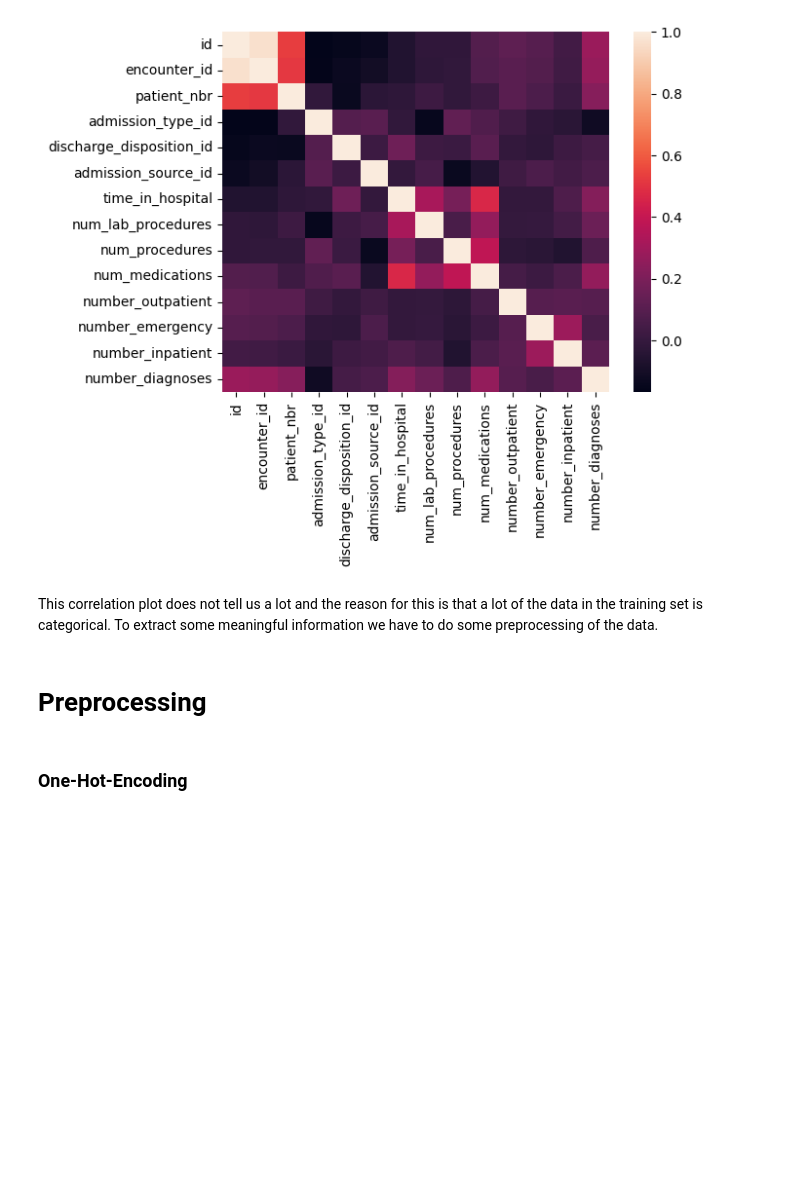
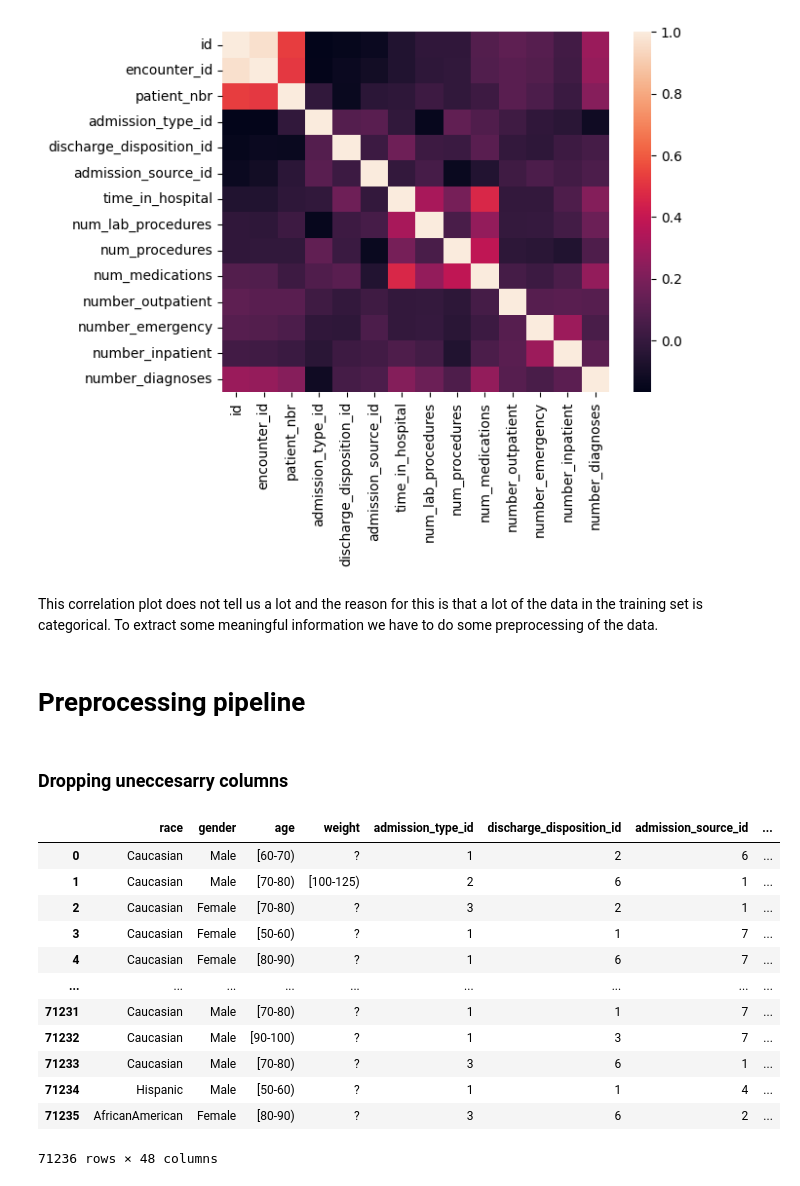
Before and after one commit to SebbeBlom/ml, a Jupyter notebook: src/main.ipynb, the cells around one changed output. Cells and saved outputs as stored; diff of their text form; code cells hidden in the pictures; blank space fills up the shorter version.

```diff
--- a/src/main.ipynb
+++ b/src/main.ipynb
@@ -156,6 +180,24 @@ plt.show()
 # %% [markdown]
 This correlation plot does not tell us a lot and the reason for this is that a lot of the data in the training set is categorical. To extract some meaningful information we have to do some preprocessing of the data.
 # %% [markdown]
-# Preprocessing
+# Preprocessing pipeline
 # %% [markdown]
-### One-Hot-Encoding
+### Dropping uneccesarry columns
+# %%
+# Essentially these columns are just identifiers.
+COLUMNS_TO_DROP = ["id", "encounter_id", "patient_nbr"]
+train_df.drop(columns=COLUMNS_TO_DROP, inplace=True)
+# %% [output]
+|  | race | gender | age | weight | admission_type_id | discharge_disposition_id | admission_source_id | ... |
+| 0 | Caucasian | Male | [60-70) | ? | 1 | 2 | 6 | ... |
+| 1 | Caucasian | Male | [70-80) | [100-125) | 2 | 6 | 1 | ... |
+| 2 | Caucasian | Female | [70-80) | ? | 3 | 2 | 1 | ... |
+| 3 | Caucasian | Female | [50-60) | ? | 1 | 1 | 7 | ... |
+| 4 | Caucasian | Female | [80-90) | ? | 1 | 6 | 7 | ... |
+| ... | ... | ... | ... | ... | ... | ... | ... | ... |
+| 71231 | Caucasian | Male | [70-80) | ? | 1 | 1 | 7 | ... |
+| 71232 | Caucasian | Male | [90-100) | ? | 1 | 3 | 7 | ... |
+| 71233 | Caucasian | Male | [70-80) | ? | 3 | 6 | 1 | ... |
+| 71234 | Hispanic | Male | [50-60) | ? | 1 | 1 | 4 | ... |
+| 71235 | AfricanAmerican | Female | [80-90) | ? | 3 | 6 | 2 | ... |
+71236 rows × 48 columns
```
Also changed, not shown: parts of 2 cells of this notebook.
